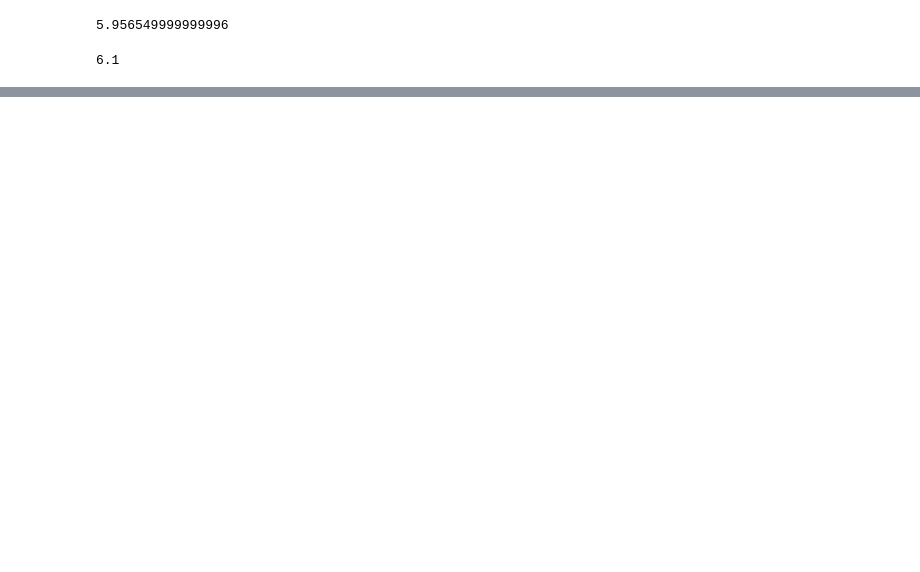
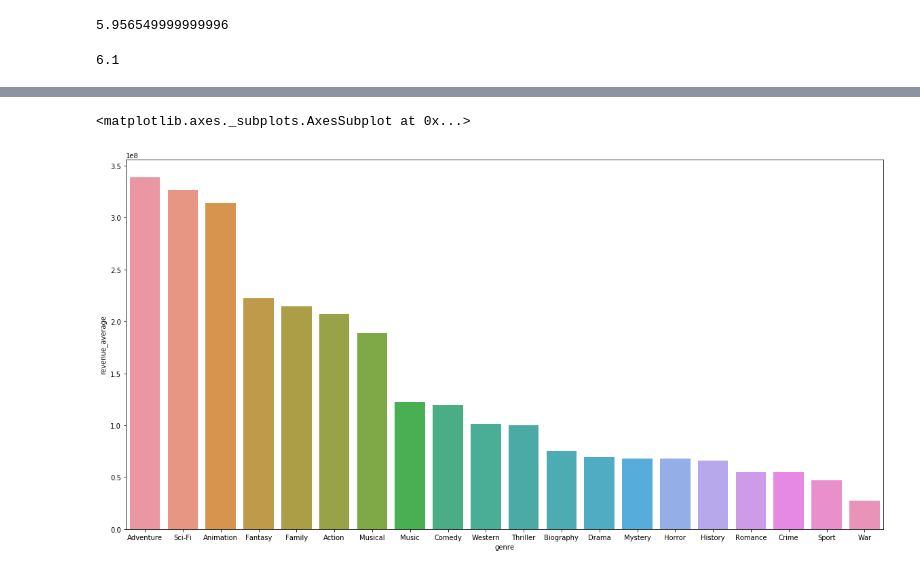
Before and after one commit to gabbyflabby/Movie_Data_Analysis, a Jupyter notebook: Mod1Proj - Data Clean & Visualizations.ipynb, the cells around one changed output, grey strips where cells are left out. Drawn from its saved outputs; the diff is of its cells as text; code cells hidden in the pictures; blank space fills up the shorter version.

Commit message:
lead visualization finished

```diff
--- a/Mod1Proj - Data Clean & Visualizations.ipynb
+++ b/Mod1Proj - Data Clean & Visualizations.ipynb
@@ -114,0 +150,4 @@ for genres in df_highest_rated['genre']:
+# %%
+genre_df_dict = {'genre': list(genre_dict.keys()), 'count': list(genre_dict.values())}
+genre_df = pd.DataFrame(genre_df_dict)
+genre_df
@@ -114,0 +172,17 @@ for genres in df_highest_rated['genre']:
+# %%
+#add rating to genre_df
+unique_genres = list(genre_dict.keys())
+genre_rating_dict = {}
+for index, row in movie_df.iterrows():
+     for genre in unique_genres:
+            if genre in row['genre']:
+                rating = row['star_rating']
+                if genre in genre_rating_dict:
+                    genre_rating_dict[genre] += rating
+                else:
+                    genre_rating_dict[genre] = rating
+
+genre_df['rating_sum'] = list(genre_rating_dict.values())
+genre_df['rating_average'] = round(genre_df['rating_sum']/genre_df['count'], 2)
+genre_df.drop(columns=['rating_sum'], inplace=True)
+genre_df
@@ -114,0 +207,16 @@ for genres in df_highest_rated['genre']:
+# %%
+#add revenue to genre_df
+genre_revenue_dict = {}
+for index, row in movie_df.iterrows():
+    for genre in unique_genres:
+        if genre in row['genre']:
+            revenue = row['gross_revenue']
+            if genre in genre_revenue_dict:
+                genre_revenue_dict[genre] += revenue
+            else:
+                genre_revenue_dict[genre] = revenue
+
+genre_df['revenue_sum'] = list(genre_revenue_dict.values())
+genre_df['revenue_average'] = round(genre_df['revenue_sum']/genre_df['count'])
+genre_df.drop(columns=['revenue_sum'], inplace=True)
+genre_df
@@ -114,0 +241,4 @@ for genres in df_highest_rated['genre']:
+# %%
+genre_df.sort_values(by=['revenue_average'], ascending=False, inplace=True)
+genre_df.reset_index(drop=True, inplace=True)
+genre_df
@@ -114,0 +263,6 @@ for genres in df_highest_rated['genre']:
+# %%
+fig, ax1 = plt.subplots(figsize=(20,10))
+sns.barplot(genre_df['genre'], genre_df['revenue_average'])
+# %% [output]
+<matplotlib.axes._subplots.AxesSubplot at 0x...>
+[figure, added]
```
Also changed, not shown: parts of 18 cells of this notebook.
